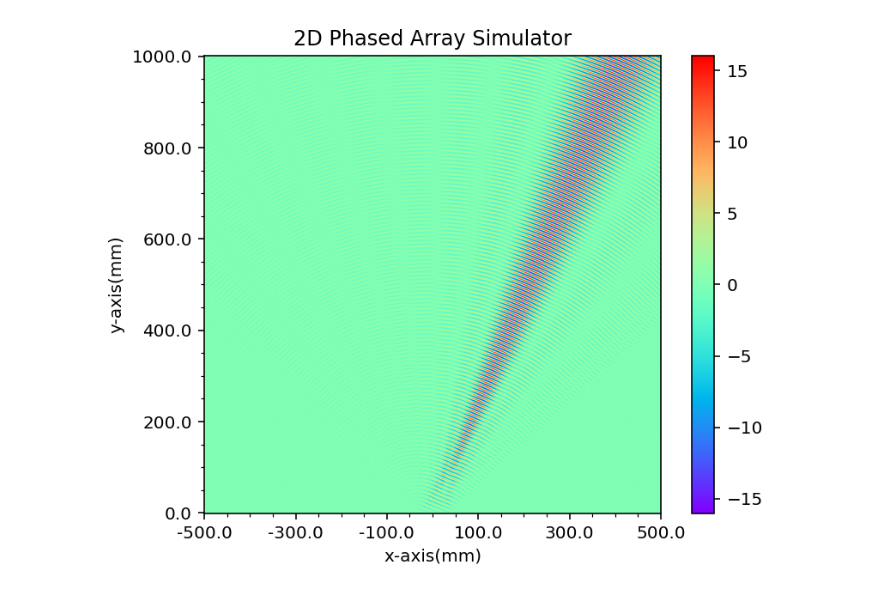
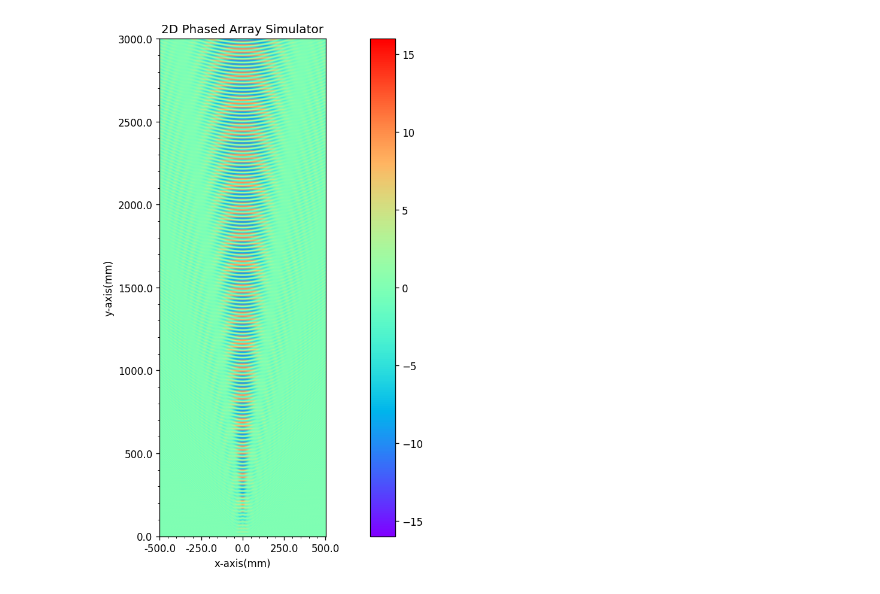
Before and after one commit to ShotaSasaki-HCU/Prog2kakushin, a Jupyter notebook: work2.ipynb, the cells around one changed output. Saved outputs shown, nothing was run; the diff lists cells and outputs as text; code cells hidden in the pictures.

```diff
--- a/work2.ipynb
+++ b/work2.ipynb
@@ -11,7 +11,7 @@ import matplotlib.ticker as ticker
 
 range_x_R = 500 # x軸方向レンジ右(mm)
 range_x_L = -500 # x軸方向レンジ左(mm)
-range_y_T = 1000 # y軸方向レンジ上(mm)
+range_y_T = 3000 # y軸方向レンジ上(mm)
 range_y_B = 0 # y軸方向レンジ下(mm)
 calc_width = 1 # 計算幅(mm)
 
@@ -25,7 +25,7 @@ tr_directivity = np.deg2rad(95) # 送信素子指向性(rad)
 tr_clearance = (v / f) / 2 # 送信素子間隔(mm)
 tr_x_coord = [] # 送信素子のx座標（y座標は0で固定）
 
-beam_direction = np.deg2rad(67.5) # 合成波の指向方向(rad)
+beam_direction = np.deg2rad(90) # 合成波の指向方向(rad)
 
 # 指定されたレンジを満たす（必要最小限は超える）Numpy２次元配列を0埋めで作成する。
 sim_result = np.zeros((int(np.ceil((range_y_T - range_y_B) / calc_width) + 1), int(np.ceil((range_x_R - range_x_L) / calc_width) + 1)))
@@ -51,32 +51,32 @@ for num in range(0, tr_num): # 送信素子それぞれについて左端から
       if np.abs(from_tr) <= (tr_directivity / 2): # 計算座標が送信素子の指向性の範囲に入っている場合
         sim_result[row][column] += A * np.sin(2 * np.pi * f * (t - (np.linalg.norm(vec) / v) + (phase_diff / v))) # 波の式
       calc_x += calc_width # 次の計算座標へ（x軸の正方向へ）
       column += 1
     calc_x = range_x_L # 計算するx座標を初期化
     column = 0 # 列インデックス初期化
     calc_y -= calc_width # 次の計算座標へ（y軸の負方向へ）
     row += 1
   calc_y = range_y_T # 計算するy座標を初期化
   row = 0 # 行インデックス初期化
 
 # ここからヒートマップの表示設定
-fig, ax = plt.subplots(dpi=144)
+fig, ax = plt.subplots(figsize=(16, 9), dpi=120)
 im = ax.imshow(sim_result, cmap='rainbow', aspect='equal', vmin=-A*tr_num, vmax=A*tr_num)
 plt.colorbar(im)
 # x軸目盛りの設定
 ax.set_xticks(np.arange(0, sim_result.shape[1], 1))
 ax.set_xticklabels(np.linspace(range_x_L, range_x_L+(calc_width*(sim_result.shape[1]-1)), sim_result.shape[1]))
 ax.xaxis.set_major_locator(ticker.AutoLocator()) # 過剰に指定された目盛りを自動調整
 ax.xaxis.set_minor_locator(ticker.AutoMinorLocator()) # 副目盛りで主目盛りを自動補完
 # y軸目盛りの設定
 ax.set_yticks(np.arange(sim_result.shape[0]-1, 0-1, -1))
 ax.set_yticklabels(np.linspace(range_y_T-(calc_width*(sim_result.shape[0]-1)), range_y_T, sim_result.shape[0]))
 ax.yaxis.set_major_locator(ticker.AutoLocator()) # 過剰に指定された目盛りを自動調整
 ax.yaxis.set_minor_locator(ticker.AutoMinorLocator()) # 副目盛りで主目盛りを自動補完
 # タイトル・軸ラベルの設定
 ax.set_title('2D Phased Array Simulator')
 ax.set_xlabel('x-axis(mm)')
 ax.set_ylabel('y-axis(mm)')
 plt.show()
 # %% [output]
-[figure, old version]
+[figure, new version]
```
Also changed, not shown: parts of 1 cell of this notebook.
